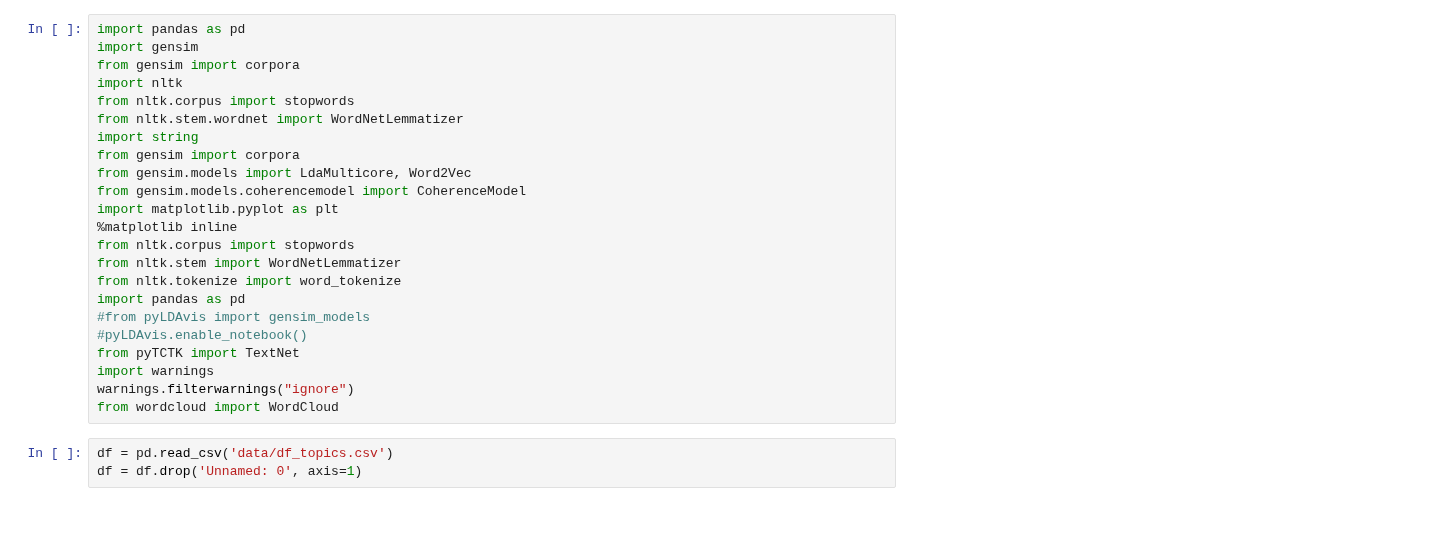
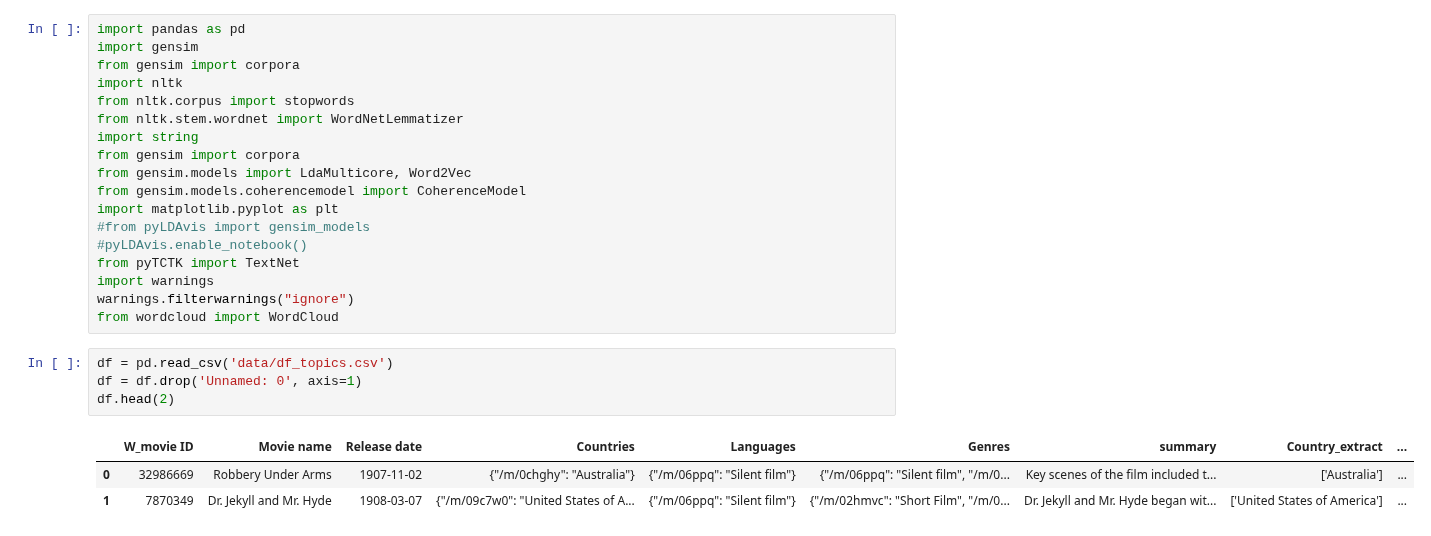
Before and after one commit to epfl-ada/ada-2023-project-boat2023, a Jupyter notebook: topicModelling.ipynb, the cells around one changed output. Cells and saved outputs as stored; diff of their text form.

```diff
--- a/topicModelling.ipynb
+++ b/topicModelling.ipynb
@@ -10,11 +10,6 @@ from gensim import corpora
 from gensim.models import LdaMulticore, Word2Vec
 from gensim.models.coherencemodel import CoherenceModel
 import matplotlib.pyplot as plt
-%matplotlib inline
-from nltk.corpus import stopwords
-from nltk.stem import WordNetLemmatizer
-from nltk.tokenize import word_tokenize
-import pandas as pd
 #from pyLDAvis import gensim_models
 #pyLDAvis.enable_notebook()
 from pyTCTK import TextNet
@@ -24,3 +19,8 @@ from wordcloud import WordCloud
 # %%
 df = pd.read_csv('data/df_topics.csv')
 df = df.drop('Unnamed: 0', axis=1)
+df.head(2)
+# %% [output]
+|  | W_movie ID | Movie name | Release date | Countries | Languages | Genres | summary | Country_extract | ... |
+| 0 | 32986669 | Robbery Under Arms | 1907-11-02 | {"/m/0chghy": "Australia"} | {"/m/06ppq": "Silent film"} | {"/m/06ppq": "Silent film", "/m/0... | Key scenes of the film included t... | ['Australia'] | ... |
+| 1 | 7870349 | Dr. Jekyll and Mr. Hyde | 1908-03-07 | {"/m/09c7w0": "United States of A... | {"/m/06ppq": "Silent film"} | {"/m/02hmvc": "Short Film", "/m/0... | Dr. Jekyll and Mr. Hyde began wit... | ['United States of America'] | ... |
```
Also changed, not shown: parts of 18 cells of this notebook, 5 other files.
